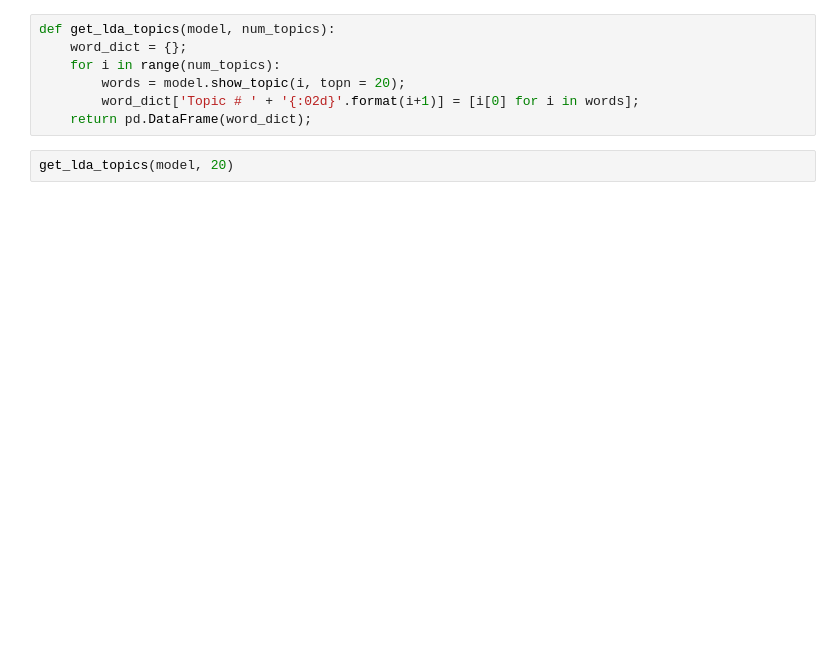
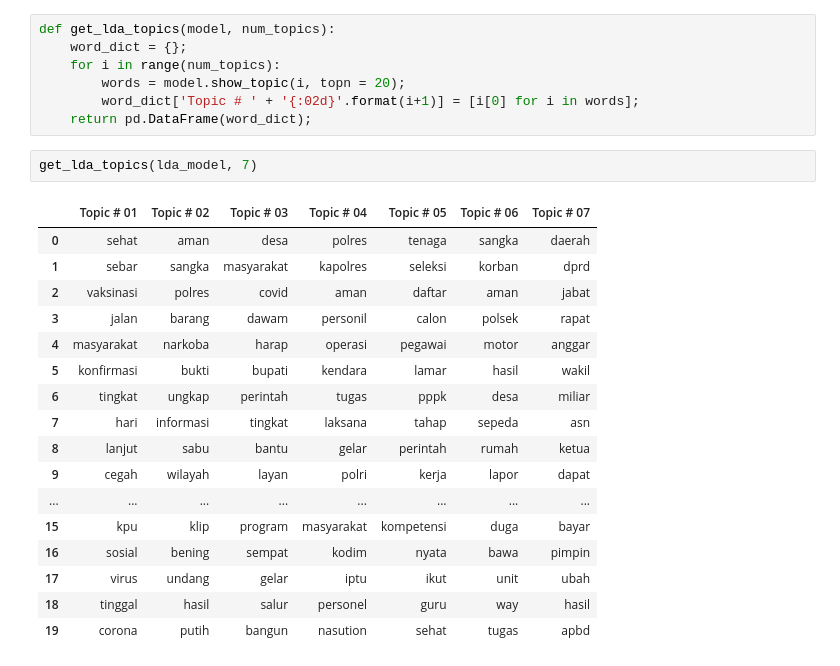
Before and after one commit to NatureExplorer/Latent-Dirichlet-Allocation-, a Jupyter notebook: coba.ipynb, the cells around one changed output. Drawn from its saved outputs; the diff is of its cells as text; blank space fills up the shorter version.

```diff
--- a/coba.ipynb
+++ b/coba.ipynb
@@ -249,7 +260,25 @@ def get_lda_topics(model, num_topics):
         words = model.show_topic(i, topn = 20);
         word_dict['Topic # ' + '{:02d}'.format(i+1)] = [i[0] for i in words];
     return pd.DataFrame(word_dict);
-# %%
-get_lda_topics(model, 20)
+# %%
+get_lda_topics(lda_model, 7)
+# %% [output]
+|  | Topic # 01 | Topic # 02 | Topic # 03 | Topic # 04 | Topic # 05 | Topic # 06 | Topic # 07 |
+| 0 | sehat | aman | desa | polres | tenaga | sangka | daerah |
+| 1 | sebar | sangka | masyarakat | kapolres | seleksi | korban | dprd |
+| 2 | vaksinasi | polres | covid | aman | daftar | aman | jabat |
+| 3 | jalan | barang | dawam | personil | calon | polsek | rapat |
+| 4 | masyarakat | narkoba | harap | operasi | pegawai | motor | anggar |
+| 5 | konfirmasi | bukti | bupati | kendara | lamar | hasil | wakil |
+| 6 | tingkat | ungkap | perintah | tugas | pppk | desa | miliar |
+| 7 | hari | informasi | tingkat | laksana | tahap | sepeda | asn |
+| 8 | lanjut | sabu | bantu | gelar | perintah | rumah | ketua |
+| 9 | cegah | wilayah | layan | polri | kerja | lapor | dapat |
+| ... | ... | ... | ... | ... | ... | ... | ... |
+| 15 | kpu | klip | program | masyarakat | kompetensi | duga | bayar |
+| 16 | sosial | bening | sempat | kodim | nyata | bawa | pimpin |
+| 17 | virus | undang | gelar | iptu | ikut | unit | ubah |
+| 18 | tinggal | hasil | salur | personel | guru | way | hasil |
+| 19 | corona | putih | bangun | nasution | sehat | tugas | apbd |
 # %%
 # Print the keyword of topics
```
Also changed, not shown: parts of 8 cells of this notebook.
